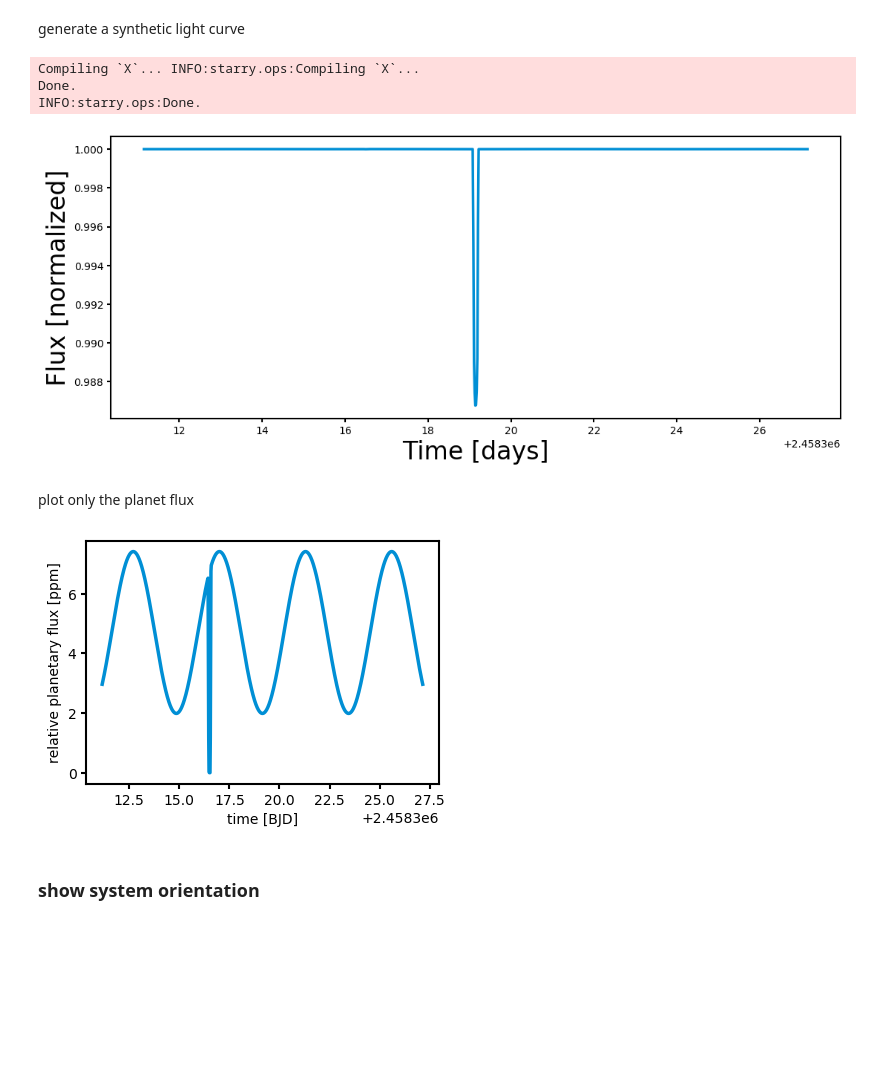
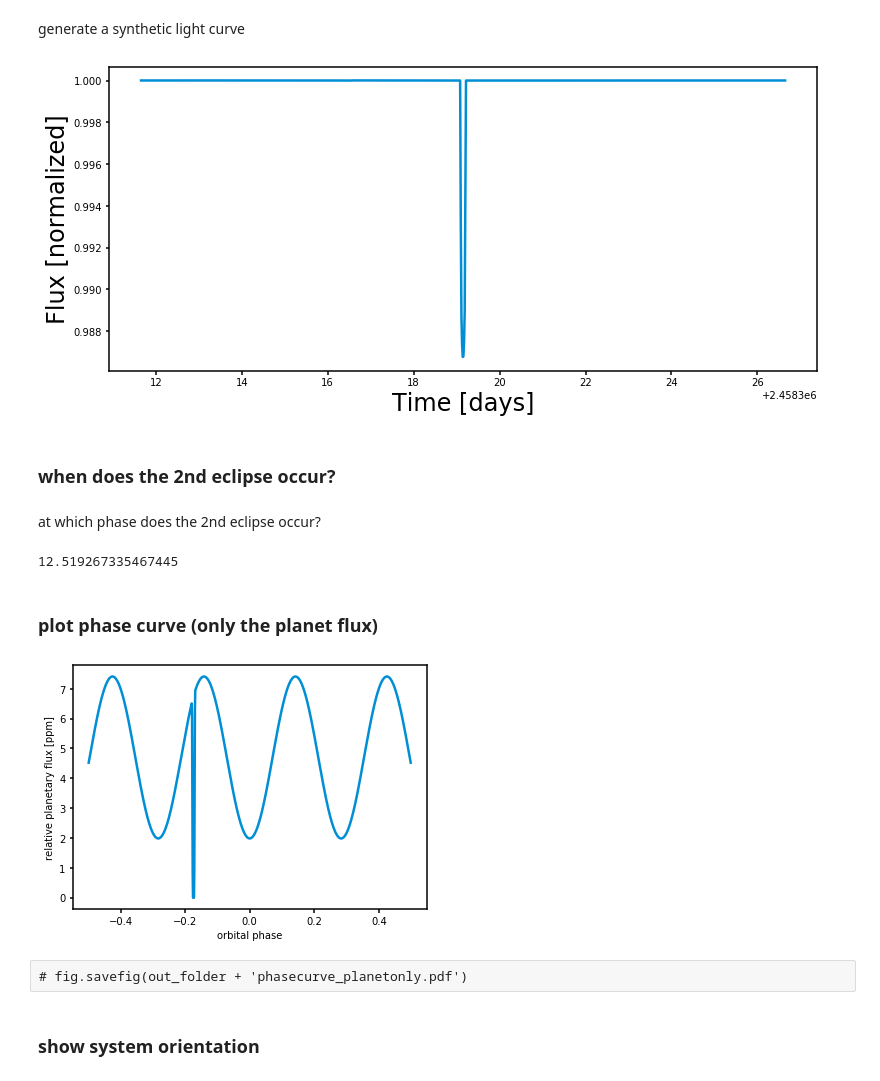
Before and after one commit to matiscke/eccentricWarmJupiter, a Jupyter notebook: 20200312_WINEpaper.ipynb, the cells around one changed output. Drawn from its saved outputs; the diff is of its cells as text; code cells hidden in the pictures; blank space fills up the shorter version.

```diff
--- a/20200312_WINEpaper.ipynb
+++ b/20200312_WINEpaper.ipynb
@@ -490,7 +488,7 @@ starry.config.lazy = False
 r_st = 1.09
 r_pl = 0.118
 Teff_st = 5788
-# Teff_pl = 870
+# Teff_pl = 1300
 Teff_pl = 974 # take averaged Teq for zero albedo (case of orbitally  averaged  heat  adjustment)
 Lratio = 0.5*(r_pl/r_st)**2*(Teff_pl/Teff_st)**4 #factor 1/2 because only half of the planet radiates
 print('luminosity ratio = {:.0e}'.format(Lratio))
@@ -517,8 +515,8 @@ pl = {
     'inc': 87.6,
 #     'inc': 90.0,
     'prot': 4.3,
-    'porb': 15.17,
-    't0':  2458319.15058,
+    'porb': np.median(results.posteriors['posterior_samples']['P_p1']),
+    't0':  np.median(results.posteriors['posterior_samples']['t0_p1']),
     'theta0' : 0          # hotspot offset
 }
 # %% [output]
@@ -599,17 +596,18 @@ INFO:starry.ops:Done.
 # %% [markdown]
 generate a synthetic light curve
 # %%
-t = np.linspace(pl['t0'] - 8, pl['t0'] + 8, 1000)
+t = np.linspace(pl['t0'] - pl['porb']/2, pl['t0'] + pl['porb']/2, 1000)[1:-1]
 flux_true = system.flux(t)
 ferr = 842*1e-6
 # flux = flux_true + ferr * np.random.randn(len(t))
 plt.figure(figsize=(12, 5))
 # plt.plot(t, flux, "k.", alpha=0.3, ms=3)
-plt.plot(t, flux_true)
+plt.plot(t[5:-5], flux_true[5:-5])
 plt.xlabel("Time [days]", fontsize=24)
 plt.ylabel("Flux [normalized]", fontsize=24);
 # %% [output]
-Compiling `X`... INFO:starry.ops:Compiling `X`...
-Done.
-INFO:starry.ops:Done.
-[figure, old version]
+[figure, new version]
+# %% [markdown]
+### when does the 2nd eclipse occur?
+# %% [markdown]
+at which phase does the 2nd eclipse occur?
@@ -616,12 +620,19 @@ INFO:starry.ops:Done.
+# %%
+t_eclipse = (1 + phase_eclipse)*P# - np.median(results.posteriors['posterior_samples']['t0_p1'])
+print(t_eclipse)
+# %% [output]
+12.519267335467445
 # %% [markdown]
-plot only the planet flux
+### plot phase curve (only the planet flux)
 # %%
 flux_star, flux_planet = system.flux(t, total=False)
-fig, ax = plt.subplots(figsize=figsize)
-ax.plot(t, flux_planet*1e6)
-ax.set_xlabel("time [BJD]")
-ax.set_ylabel("relative planetary flux [ppm]");
-plt.ticklabel_format(axis="y", style="sci", scilimits=(0,0))
-fig.show()
+# fig, ax = plt.subplots(figsize=figsize)
+# ax.plot(t, flux_planet*1e6)
+# ax.set_xlabel("time [BJD]")
+# ax.set_ylabel("relative planetary flux [ppm]");
+# plt.ticklabel_format(axis="y", style="sci", scilimits=(0,0))
+# fig.show()
+
+fig, ax = plots.plot_phasecurve(t, flux_planet, results)
 # %% [output]
-[figure, old version]
+[figure, new version]
@@ -630,3 +639,5 @@ fig.show()
+# %% [raw]
+# fig.savefig(out_folder + 'phasecurve_planetonly.pdf')
 # %% [markdown]
 ### show system orientation
 # %%
```
Also changed, not shown: parts of 18 cells of this notebook, 1 other file.
